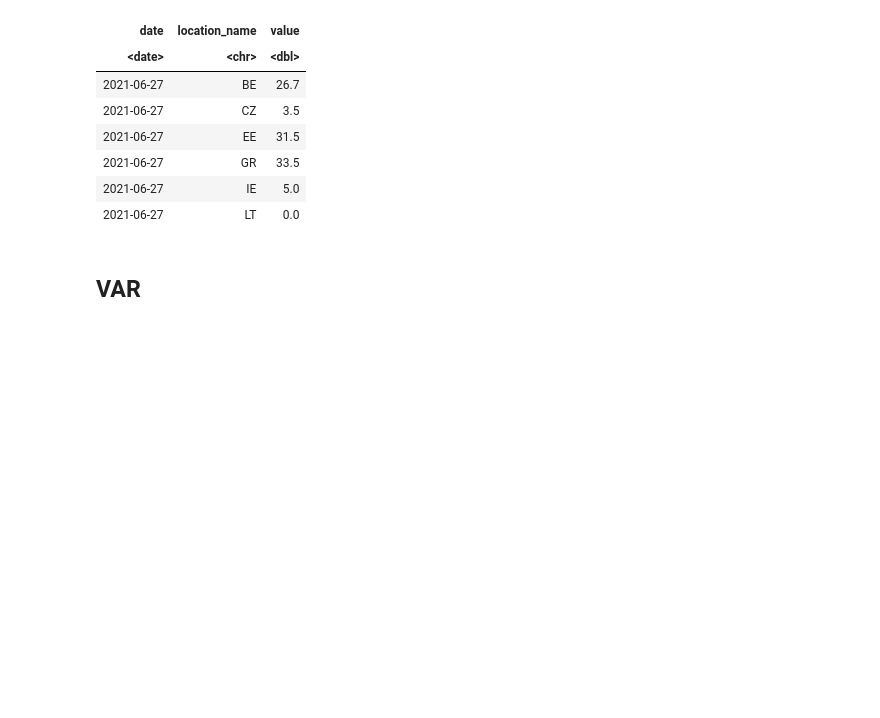
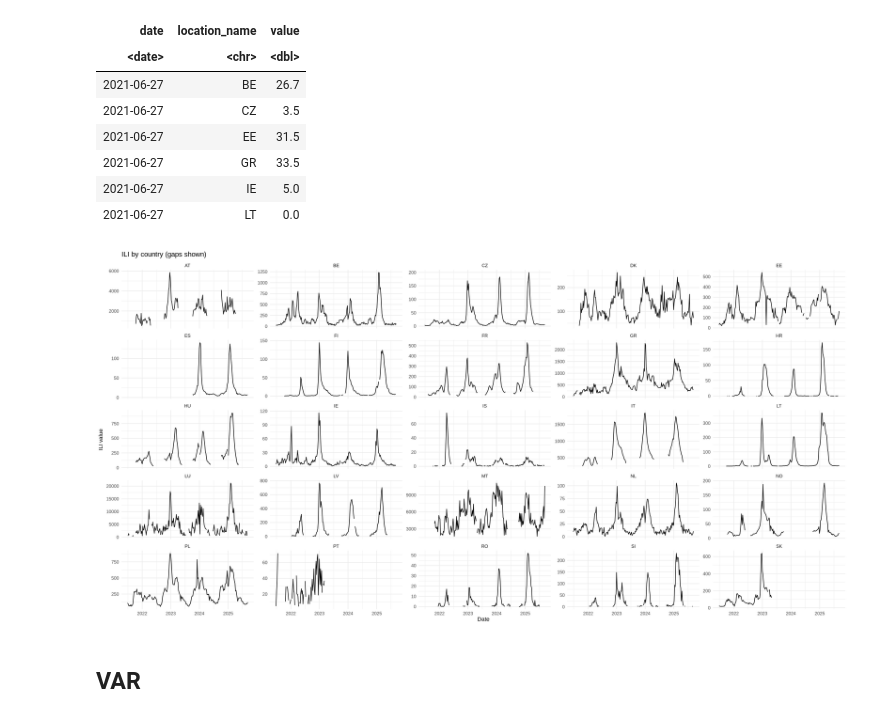
Before and after one commit to SahputraS/Flu-Forecast, a Jupyter notebook: Flu_Forecast_VAR.ipynb, the cells around one changed output. Drawn from its saved outputs; the diff is of its cells as text; code cells hidden in the pictures; blank space fills up the shorter version.

```diff
--- a/Flu_Forecast_VAR.ipynb
+++ b/Flu_Forecast_VAR.ipynb
@@ -76,6 +92,21 @@ A tibble: 6 × 3
 | 2021-06-27 | GR | 33.5 |
 | 2021-06-27 | IE | 5.0 |
 | 2021-06-27 | LT | 0.0 |
+# %%
+ili_prep <- ili_data %>%
+  group_by(location_name) %>%
+  complete(date = seq.Date(min(date), max(date), by = "week")) %>%
+  mutate(value = ifelse(value == 0, NA, value))  %>%
+  arrange(location_name, date) %>%
+  ungroup()
+
+ggplot(ili_prep, aes(x = date, y = value)) +
+  geom_line(na.rm = FALSE) +
+  facet_wrap(~ location_name, scales = "free_y") +
+  labs(title = "ILI by country (gaps shown)", x = "Date", y = "ILI value") +
+  theme_minimal()
+# %% [output]
+[figure, added]
 # %% [markdown]
 ## VAR
 # %%
```
Also changed, not shown: parts of 13 cells of this notebook.
